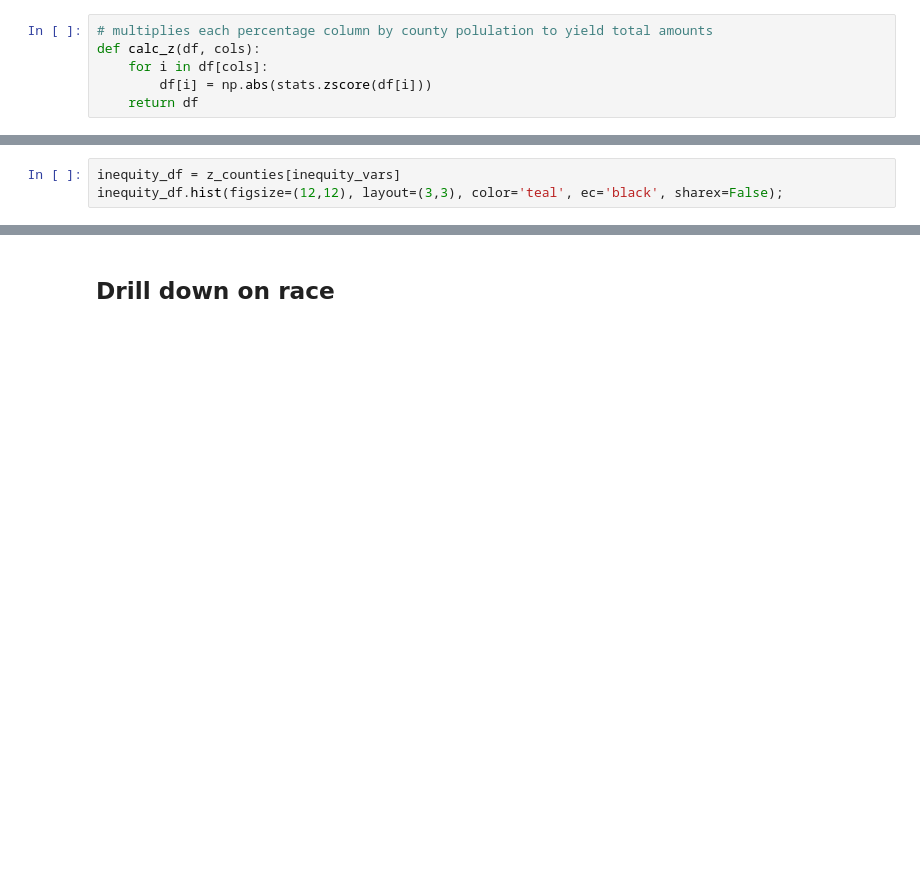
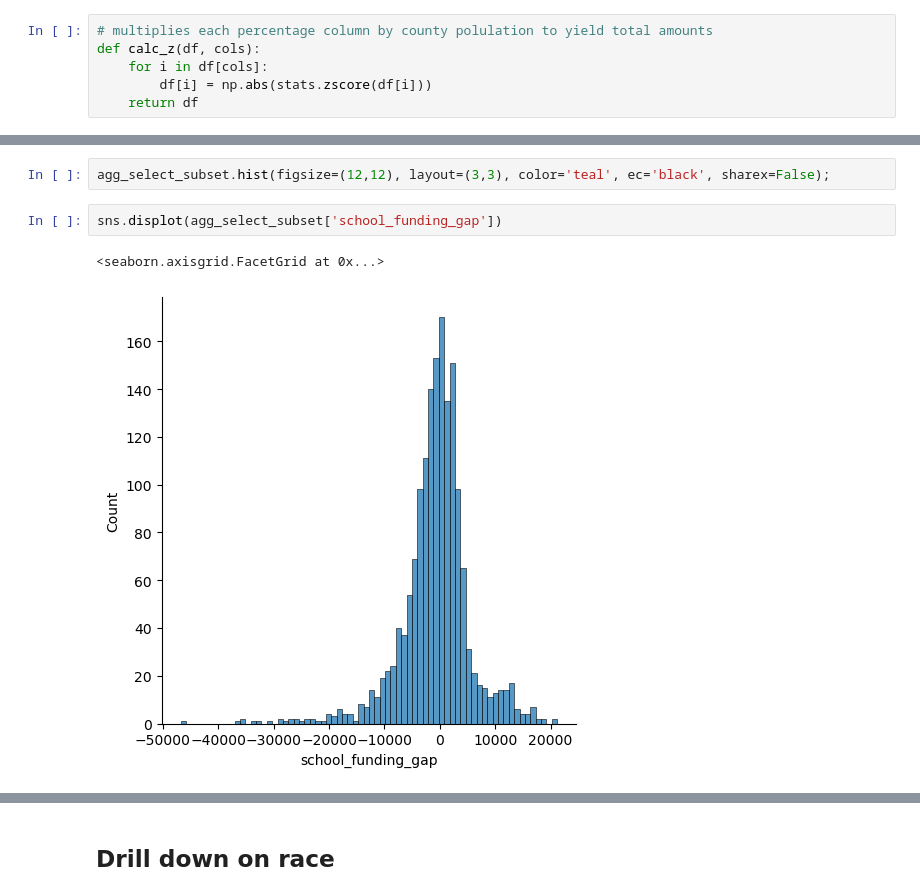
Before and after one commit to mapsg91/CapstoneII_MG, a Jupyter notebook: data/Clean Data/selected_vars/clean_select_features.ipynb, the cells around one changed output, grey strips where cells are left out. Cells and saved outputs as stored; diff of their text form; blank space fills up the shorter version.

```diff
--- a/data/Clean Data/selected_vars/clean_select_features.ipynb
+++ b/data/Clean Data/selected_vars/clean_select_features.ipynb
@@ -366,3 +499,7 @@ sns.pairplot(counties,
 # %%
-inequity_df = z_counties[inequity_vars]
-inequity_df.hist(figsize=(12,12), layout=(3,3), color='teal', ec='black', sharex=False);
+agg_select_subset.hist(figsize=(12,12), layout=(3,3), color='teal', ec='black', sharex=False);
+# %%
+sns.displot(agg_select_subset['school_funding_gap'])
+# %% [output]
+<seaborn.axisgrid.FacetGrid at 0x...>
+[figure, added]
```
Also changed, not shown: parts of 100 cells of this notebook, 1 other file.
